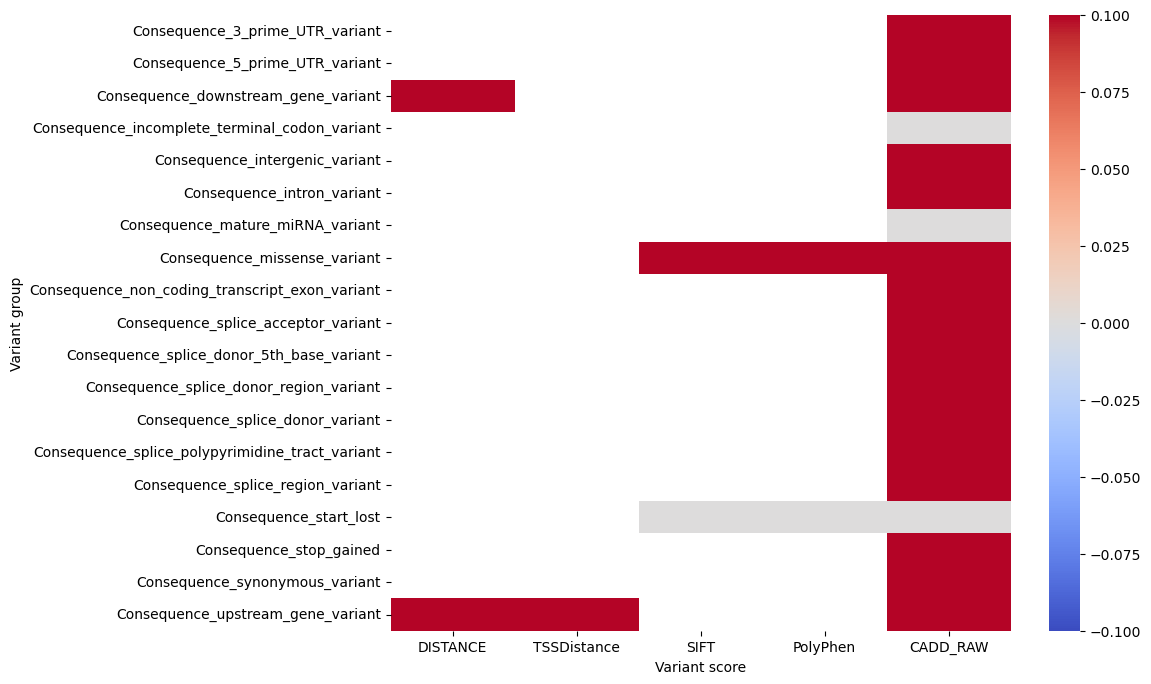
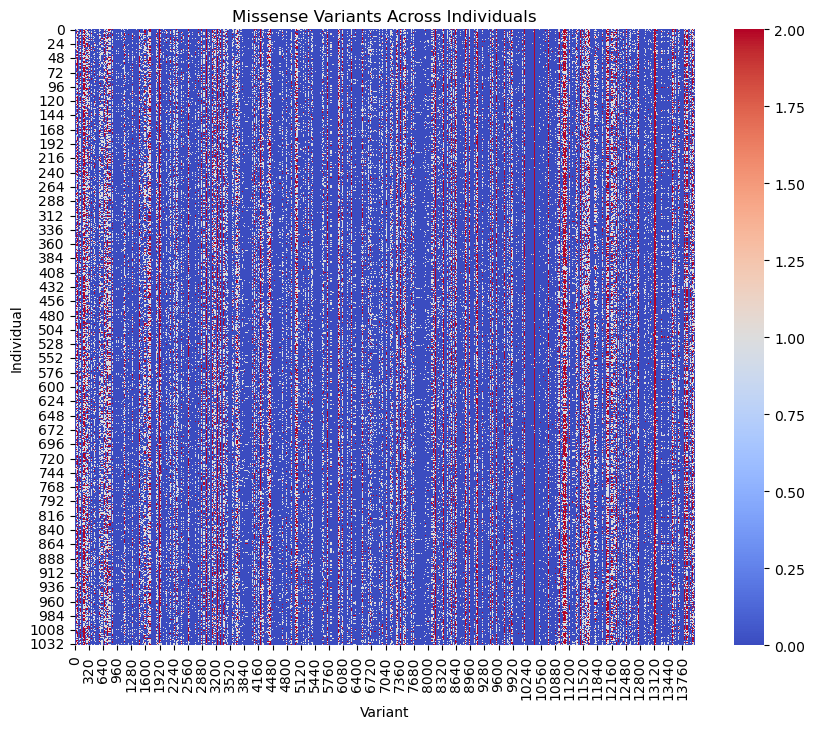
The notebook cell's code change between the first figure and the second:
--- before
+++ after
@@ -1,6 +1,9 @@
+import seaborn as sns
+
+# Create a heatmap of the genotype data (presence of variants)
 plt.figure(figsize=(10, 8))
-sns.heatmap(np.log10(nonna_per_cat), cmap="coolwarm", cbar=True)
-plt.title("")
-plt.xlabel("Variant score")
-plt.ylabel("Variant group")
+sns.heatmap(genos, cmap="coolwarm", cbar=True)
+plt.title("Missense Variants Across Individuals")
+plt.xlabel("Variant")
+plt.ylabel("Individual")
 plt.show()

Commit: ran pre-commit